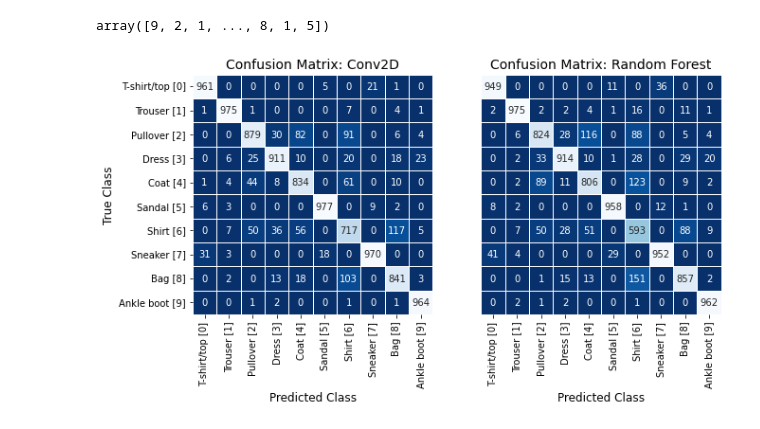
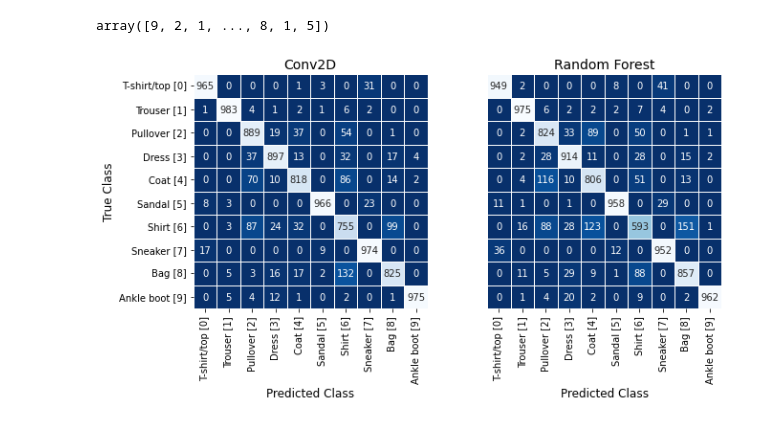
Before and after one commit to mcnanton/tp2AA, a Jupyter notebook: TP2AA.ipynb, the cells around one changed output. Saved outputs shown, nothing was run; the diff lists cells and outputs as text; code cells hidden in the pictures.

Commit message:
conv2d

```diff
--- a/TP2AA.ipynb
+++ b/TP2AA.ipynb
@@ -1531,0 +1736,11 @@ test loss, test acc: [0.28484034538269043, 0.902899980545044, 0.9135890603065491
+# %%
+print("Evaluate model on test data")
+conv2d_model = create_model(best_params)
+b_list = [tf.keras.callbacks.ModelCheckpoint(filepath, monitor='val_loss', verbose=1, save_best_only=True),
+          tf.keras.callbacks.EarlyStopping(monitor='val_loss',patience=5)]
+optimizer = tf.keras.optimizers.Adam(learning_rate=best_params['learning_rate'])
+metrics_list = [tf.keras.metrics.CategoricalAccuracy()]
+conv2d_model.compile(optimizer=optimizer,loss='categorical_crossentropy',metrics=metrics_list)
+conv2d_model.load_weights("./checkpoints/fashion_mnist-%i.hdf5" % 3)
+results = conv2d_model.evaluate(test_images, test_labels, batch_size=64)
+print("test loss, test acc:", results)
@@ -1607,31 +1842,32 @@ array([9, 2, 1, ..., 8, 1, 5])
 # %%
 nombres = ['T-shirt/top [0]', 'Trouser [1]', 'Pullover [2]', 'Dress [3]', 'Coat [4]', 'Sandal [5]', 'Shirt [6]', 'Sneaker [7]', 'Bag [8]', 'Ankle boot [9]']
 clases = [0, 1, 2, 3, 4, 5, 6, 7, 8, 9]
 dicc = dict(zip(clases, nombres))
 
 
 #CONV2D
-mconv2d = confusion_matrix(pd.Series(ypreds).map(dicc), pd.Series(ytest).map(dicc))
+mconv2d = confusion_matrix(pd.Series(ytest).map(dicc),pd.Series(ypreds).map(dicc))
 mconv2d = pd.DataFrame(mconv2d, index=nombres, columns=nombres)
 
 #Random Forest
-mrf = confusion_matrix(pd.Series(y_rfpred).map(dicc), pd.Series(ytest).map(dicc))
+mrf = confusion_matrix(pd.Series(ytest).map(dicc),pd.Series(y_rfpred).map(dicc))
 mrf = pd.DataFrame(mrf, index=nombres, columns=nombres)
 
 import matplotlib.ticker as ticker
 fig, axs = plt.subplots(ncols=2, figsize=(10,5))
 
 h1 = sns.heatmap(mconv2d, annot=True, linewidths=.5, fmt=".0f", square = True, cmap = 'Blues_r', cbar=None, ax=axs[0])
 axs[0].set_xlabel('Predicted Class', fontsize=12)
 axs[0].set_ylabel('True Class', fontsize=12)
-axs[0].set_title("Confusion Matrix: Conv2D", fontsize=14)
+axs[0].set_title("Conv2D", fontsize=14)
 
 hs = sns.heatmap(mrf, annot=True, linewidths=.5, fmt=".0f", square = True, cmap = 'Blues_r', cbar=None, ax=axs[1])
 axs[1].set_xlabel('Predicted Class', fontsize=12)
-axs[1].set_title("Confusion Matrix: Random Forest", fontsize=14)
+axs[1].set_title("Random Forest", fontsize=14)
 axs[1].yaxis.set_major_locator(ticker.NullLocator())
 
+plt.tight_layout()
 # plt.show()
 plt.savefig("./img/confusion_matrix_conv2d_vs_rf.png", dpi=200, facecolor="white")
 # %% [output]
-[figure, old version]
+[figure, new version]
```
Also changed, not shown: parts of 25 cells of this notebook, 7 other files.
